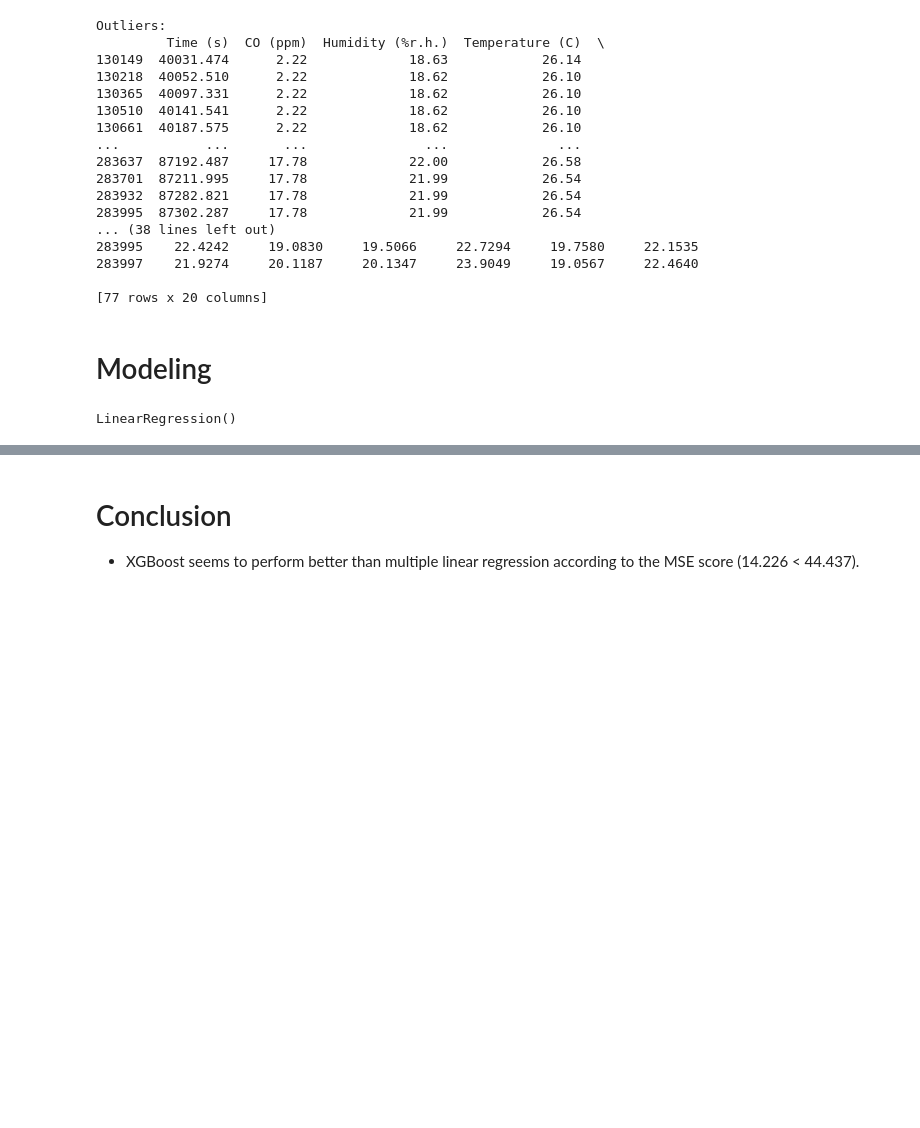
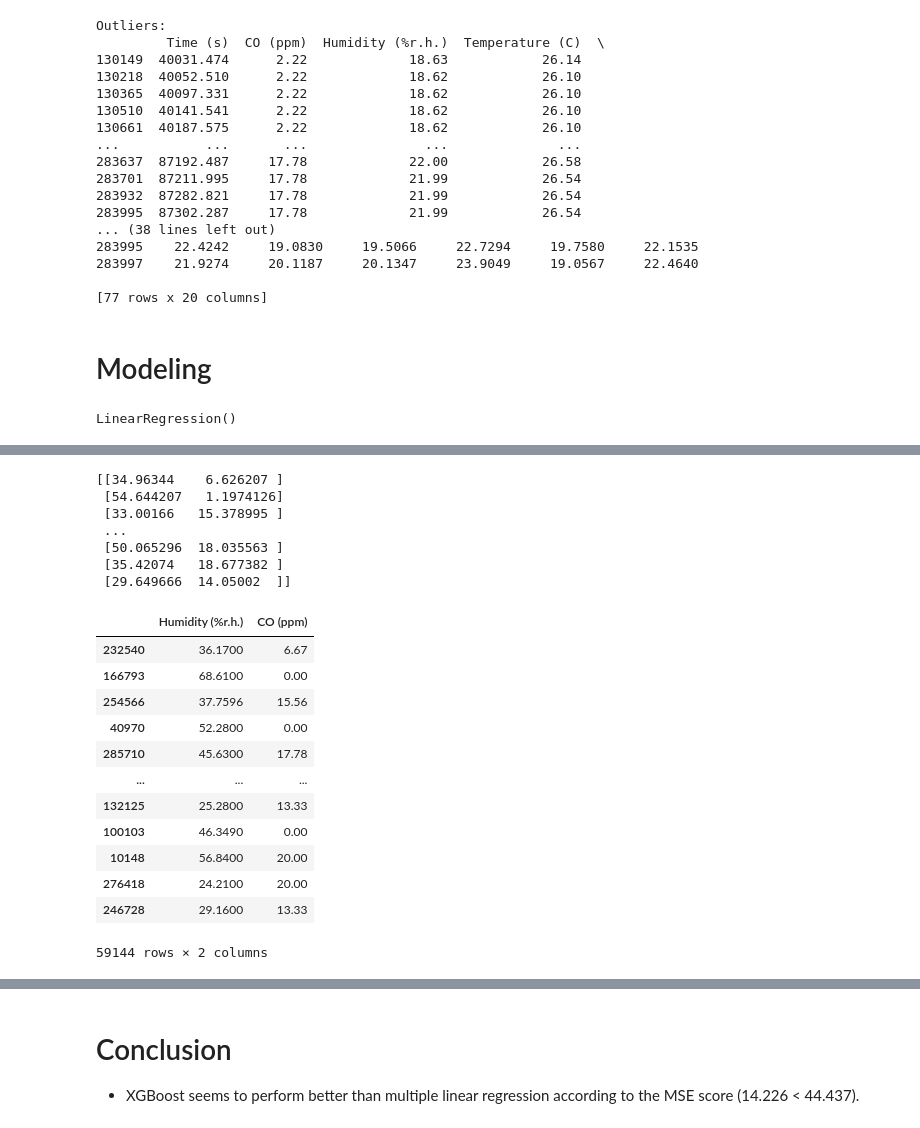
Before and after one commit to Jwdegames/GasSensorMLTasks, a Jupyter notebook: Catherine_gas_sensor_EDA.ipynb, the cells around one changed output, grey strips where cells are left out. Cells and saved outputs as stored; diff of their text form; code cells hidden in the pictures; blank space fills up the shorter version.

```diff
--- a/Catherine_gas_sensor_EDA.ipynb
+++ b/Catherine_gas_sensor_EDA.ipynb
@@ -281,3 +319,27 @@ R-squared (R2): 0.8527486217795168
+# %%
+print(y_pred)
+y_test
+# %% [output]
+[[34.96344    6.626207 ]
+ [54.644207   1.1974126]
+ [33.00166   15.378995 ]
+ ...
+ [50.065296  18.035563 ]
+ [35.42074   18.677382 ]
+ [29.649666  14.05002  ]]
+|  | Humidity (%r.h.) | CO (ppm) |
+| 232540 | 36.1700 | 6.67 |
+| 166793 | 68.6100 | 0.00 |
+| 254566 | 37.7596 | 15.56 |
+| 40970 | 52.2800 | 0.00 |
+| 285710 | 45.6300 | 17.78 |
+| ... | ... | ... |
+| 132125 | 25.2800 | 13.33 |
+| 100103 | 46.3490 | 0.00 |
+| 10148 | 56.8400 | 20.00 |
+| 276418 | 24.2100 | 20.00 |
+| 246728 | 29.1600 | 13.33 |
+59144 rows × 2 columns
 # %%
 features = df.drop(['Humidity (%r.h.)','CO (ppm)','R2 (MOhm)','R3 (MOhm)','R9 (MOhm)','R10 (MOhm)',
             'R11 (MOhm)'],axis=1)
```
Also changed, not shown: parts of 8 cells of this notebook.
